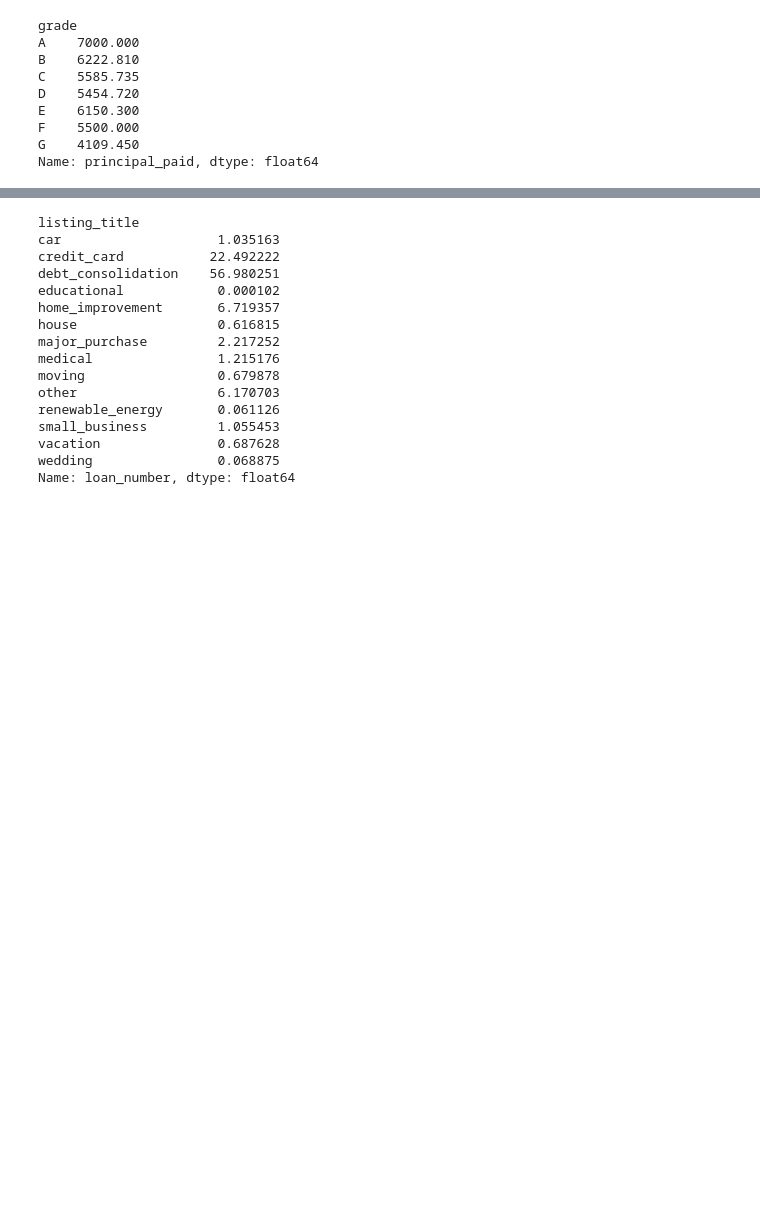
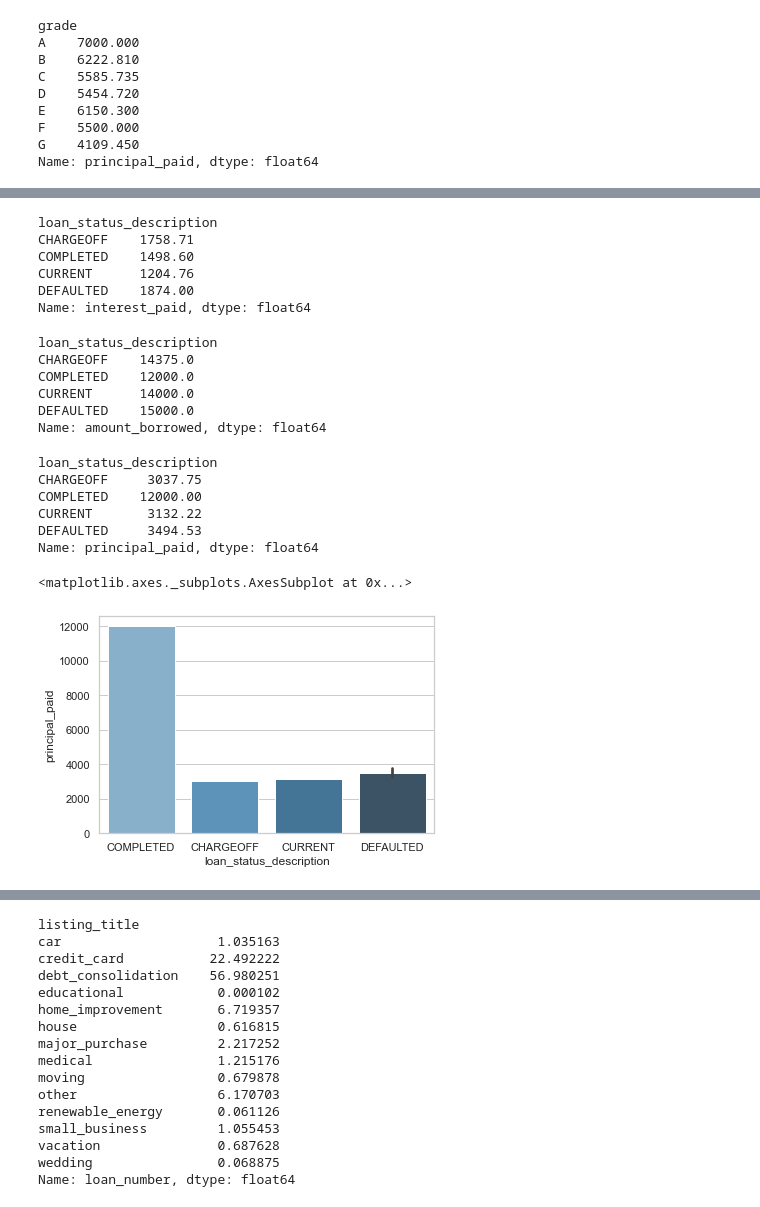
Before and after one commit to zonbloop/P2P_Lending.github.io, a Jupyter notebook: P2P.ipynb, the cells around one changed output, grey strips where cells are left out. Cells and saved outputs as stored; diff of their text form; code cells hidden in the pictures; blank space fills up the shorter version.

```diff
--- a/P2P.ipynb
+++ b/P2P.ipynb
@@ -170,0 +178,36 @@ sns.barplot(x="grade", y="interest_paid", data=data,estimator=np.median, order =
+# %%
+status = data.groupby("loan_status_description")
+interest = status["interest_paid"].median()
+borrowed = status["amount_borrowed"].median()
+p_paid = status["principal_paid"].median()
+interest
+# %% [output]
+loan_status_description
+CHARGEOFF    1758.71
+COMPLETED    1498.60
+CURRENT      1204.76
+DEFAULTED    1874.00
+Name: interest_paid, dtype: float64
+# %%
+borrowed
+# %% [output]
+loan_status_description
+CHARGEOFF    14375.0
+COMPLETED    12000.0
+CURRENT      14000.0
+DEFAULTED    15000.0
+Name: amount_borrowed, dtype: float64
+# %%
+p_paid
+# %% [output]
+loan_status_description
+CHARGEOFF     3037.75
+COMPLETED    12000.00
+CURRENT       3132.22
+DEFAULTED     3494.53
+Name: principal_paid, dtype: float64
+# %%
+sns.barplot(x="loan_status_description", y="principal_paid", data=data,estimator=np.median,palette="Blues_d")
+# %% [output]
+<matplotlib.axes._subplots.AxesSubplot at 0x...>
+[figure, added]
```
Also changed, not shown: parts of 10 cells of this notebook, 1 other file.
